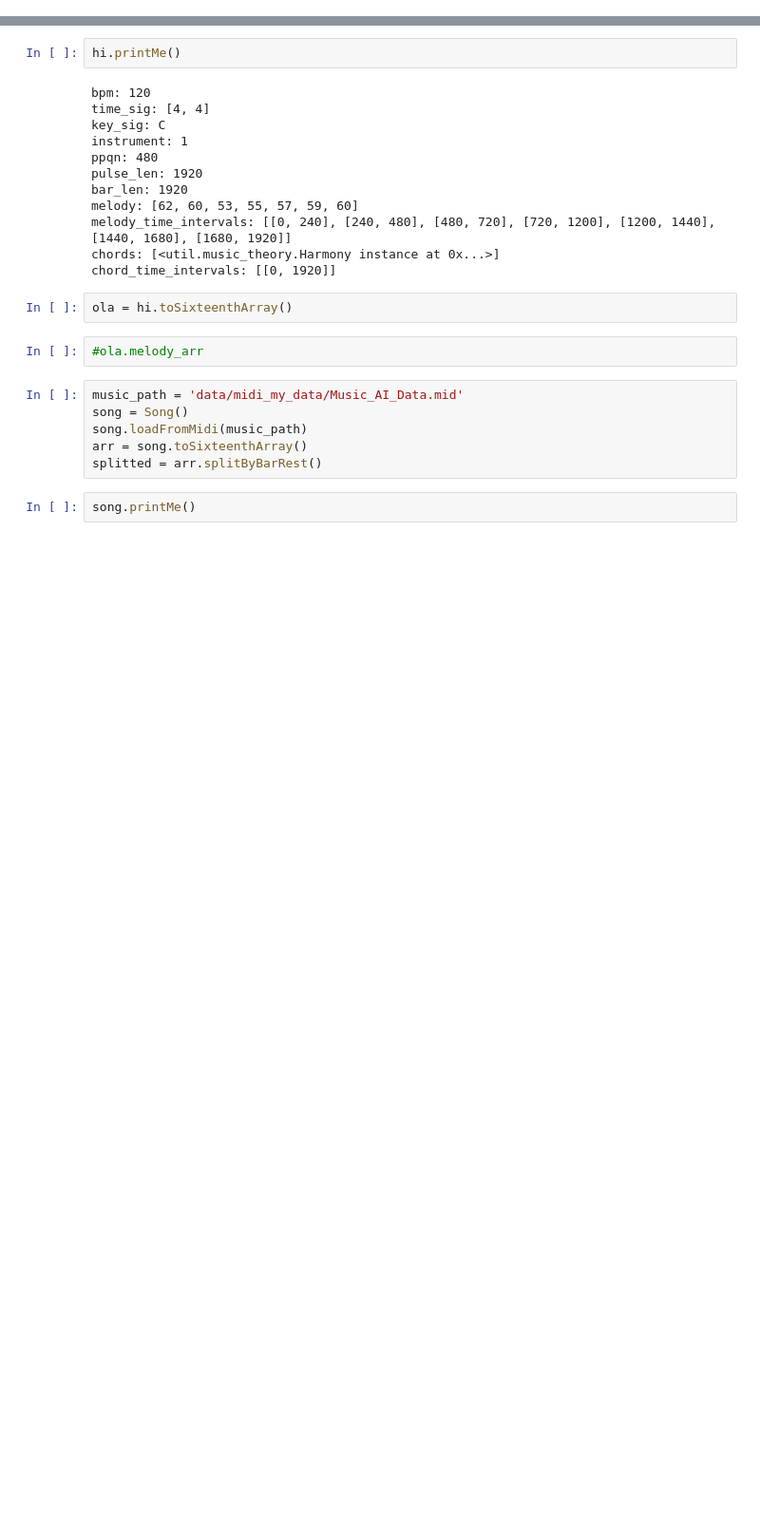
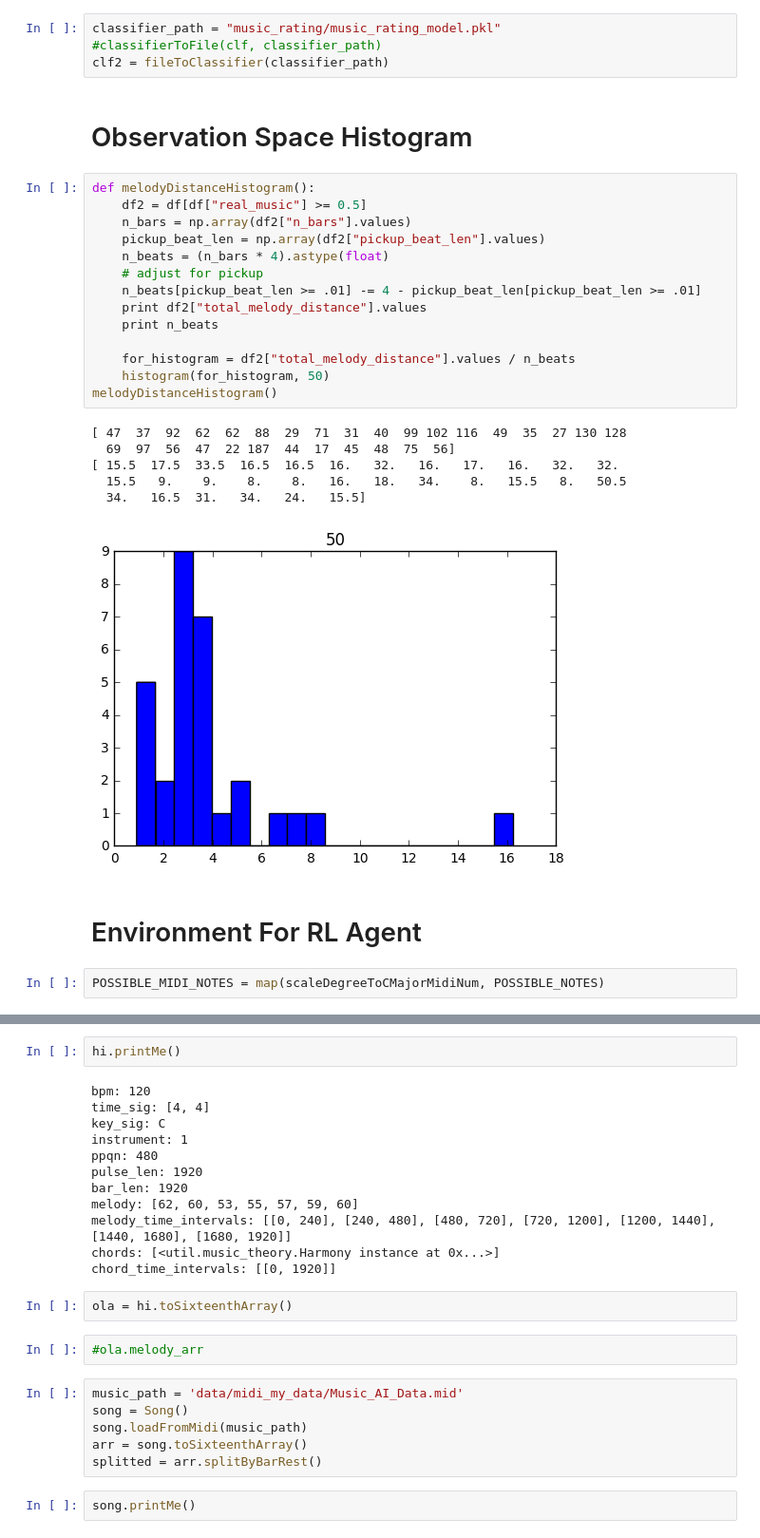
Before and after one commit to herougo/MusicGenerationWithML, a Jupyter notebook: notebooks/MusicGenerationNotebook.ipynb, the cells around one changed output, grey strips where cells are left out. Shown at 95% size. Cells and saved outputs as stored; diff of their text form; blank space fills up the shorter version.

```diff
--- a/notebooks/MusicGenerationNotebook.ipynb
+++ b/notebooks/MusicGenerationNotebook.ipynb
@@ -18,0 +393,31 @@ File data/MUSICFILEINDEX.csv exists
+# %%
+classifier_path = "music_rating/music_rating_model.pkl"
+#classifierToFile(clf, classifier_path)
+clf2 = fileToClassifier(classifier_path)
+# %% [markdown]
+# Observation Space Histogram
+# %%
+def melodyDistanceHistogram():
+    df2 = df[df["real_music"] >= 0.5]
+    n_bars = np.array(df2["n_bars"].values)
+    pickup_beat_len = np.array(df2["pickup_beat_len"].values)
+    n_beats = (n_bars * 4).astype(float)
+    # adjust for pickup
+    n_beats[pickup_beat_len >= .01] -= 4 - pickup_beat_len[pickup_beat_len >= .01]
+    print df2["total_melody_distance"].values
+    print n_beats
+
+    for_histogram = df2["total_melody_distance"].values / n_beats
+    histogram(for_histogram, 50)
+melodyDistanceHistogram()
+# %% [output]
+[ 47  37  92  62  62  88  29  71  31  40  99 102 116  49  35  27 130 128
+  69  97  56  47  22 187  44  17  45  48  75  56]
+[ 15.5  17.5  33.5  16.5  16.5  16.   32.   16.   17.   16.   32.   32.
+  15.5   9.    9.    8.    8.   16.   18.   34.    8.   15.5   8.   50.5
+  34.   16.5  31.   34.   24.   15.5]
+[figure, added]
+# %% [markdown]
+# Environment For RL Agent
+# %%
+POSSIBLE_MIDI_NOTES = map(scaleDegreeToCMajorMidiNum, POSSIBLE_NOTES)
```
Also changed, not shown: parts of 51 cells of this notebook, 7 other files.
